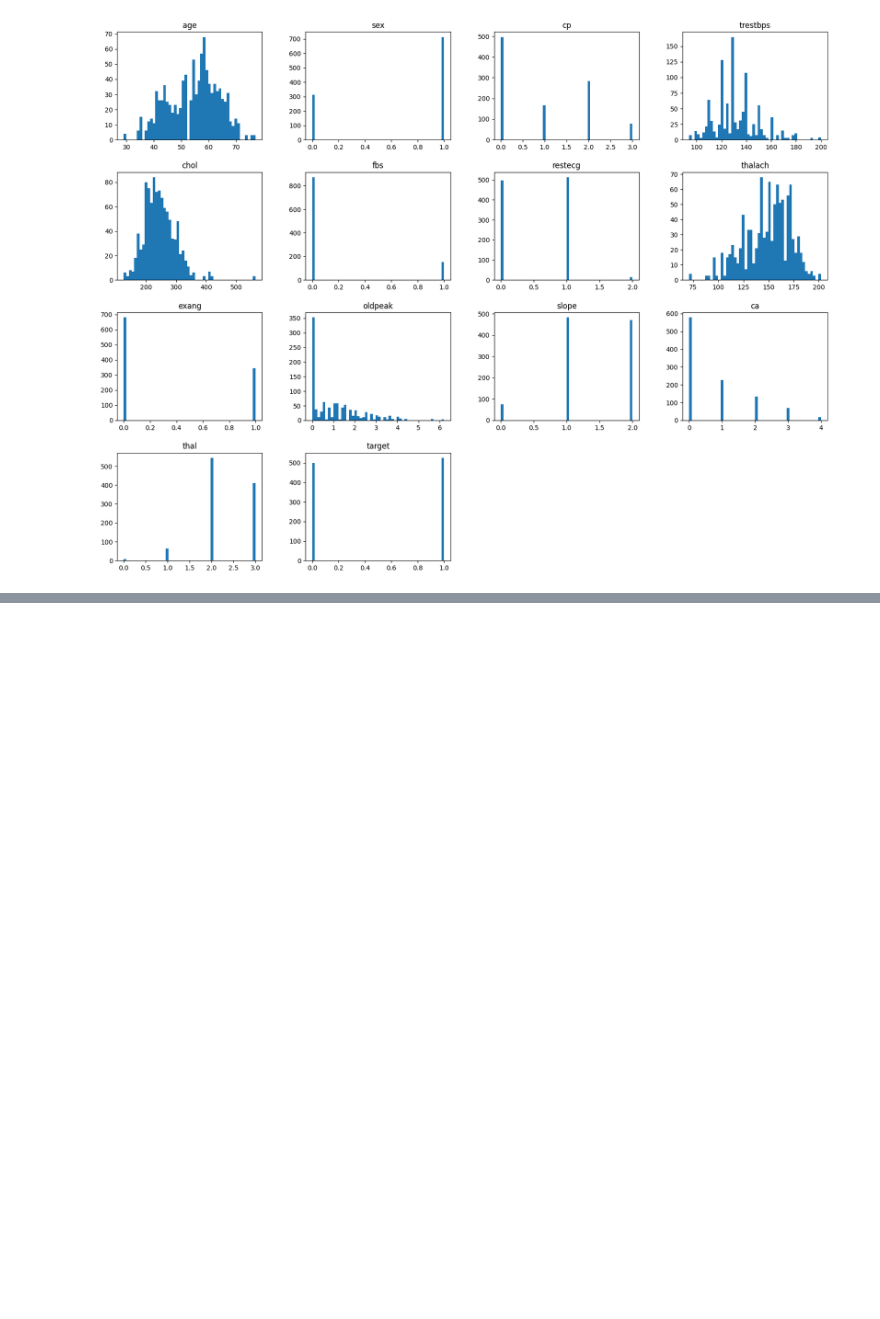
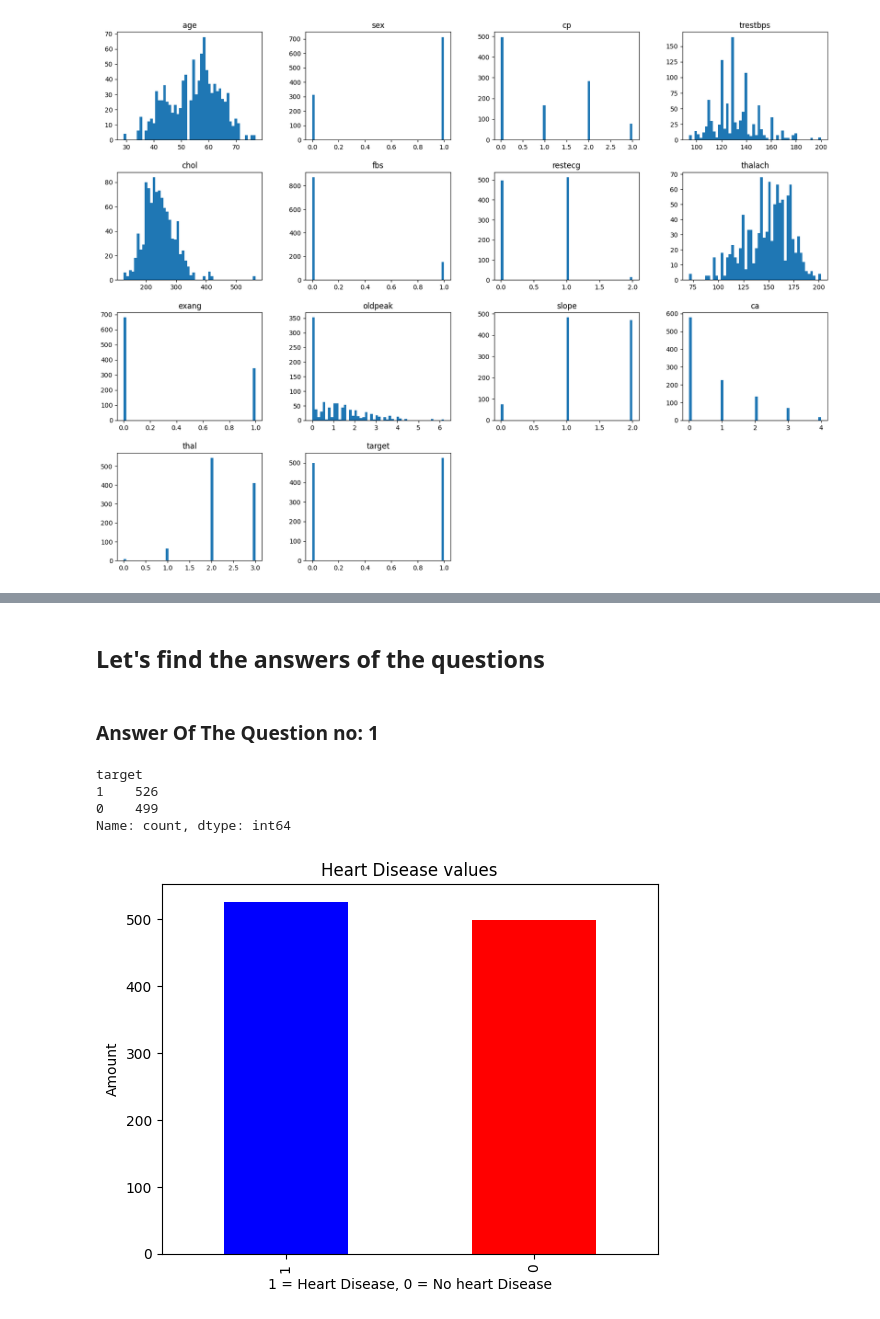
Before and after one commit to smahaduzzaman/data_anlysis, a Jupyter notebook: heart_disease_analyze.ipynb, the cells around one changed output, grey strips where cells are left out. Cells and saved outputs as stored; diff of their text form; code cells hidden in the pictures; blank space fills up the shorter version.

```diff
--- a/heart_disease_analyze.ipynb
+++ b/heart_disease_analyze.ipynb
@@ -114,0 +142,18 @@ df.describe()
+# %% [markdown]
+## Let's find the answers of the questions
+# %% [markdown]
+### Answer Of The Question no: 1
+# %%
+df.target.value_counts()
+# %% [output]
+target
+1    526
+0    499
+Name: count, dtype: int64
+# %%
+df.target.value_counts().plot(kind = 'bar', color=["blue", "red"])
+plt.title("Heart Disease values")
+plt.xlabel("1 = Heart Disease, 0 = No heart Disease")
+plt.ylabel("Amount");
+# %% [output]
+[figure, added]
```
Also changed, not shown: parts of 62 cells of this notebook.
